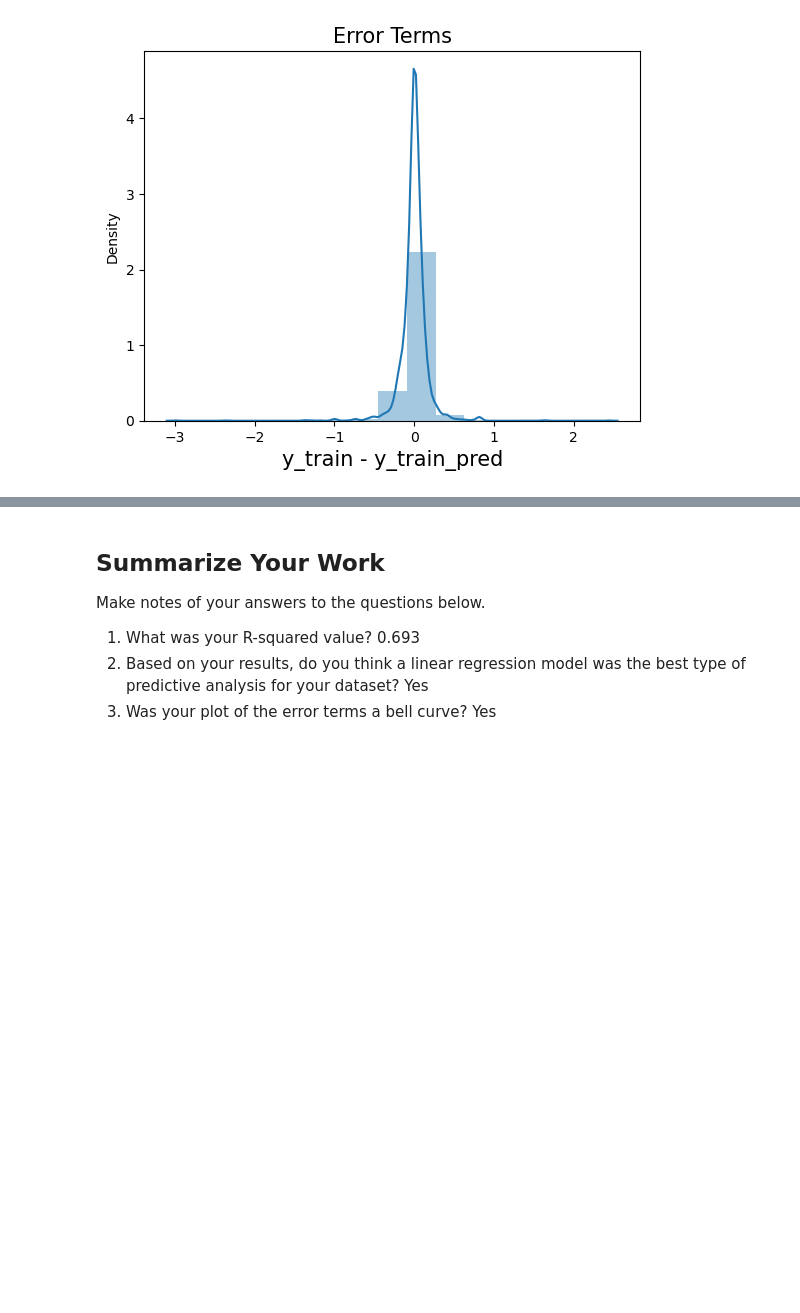
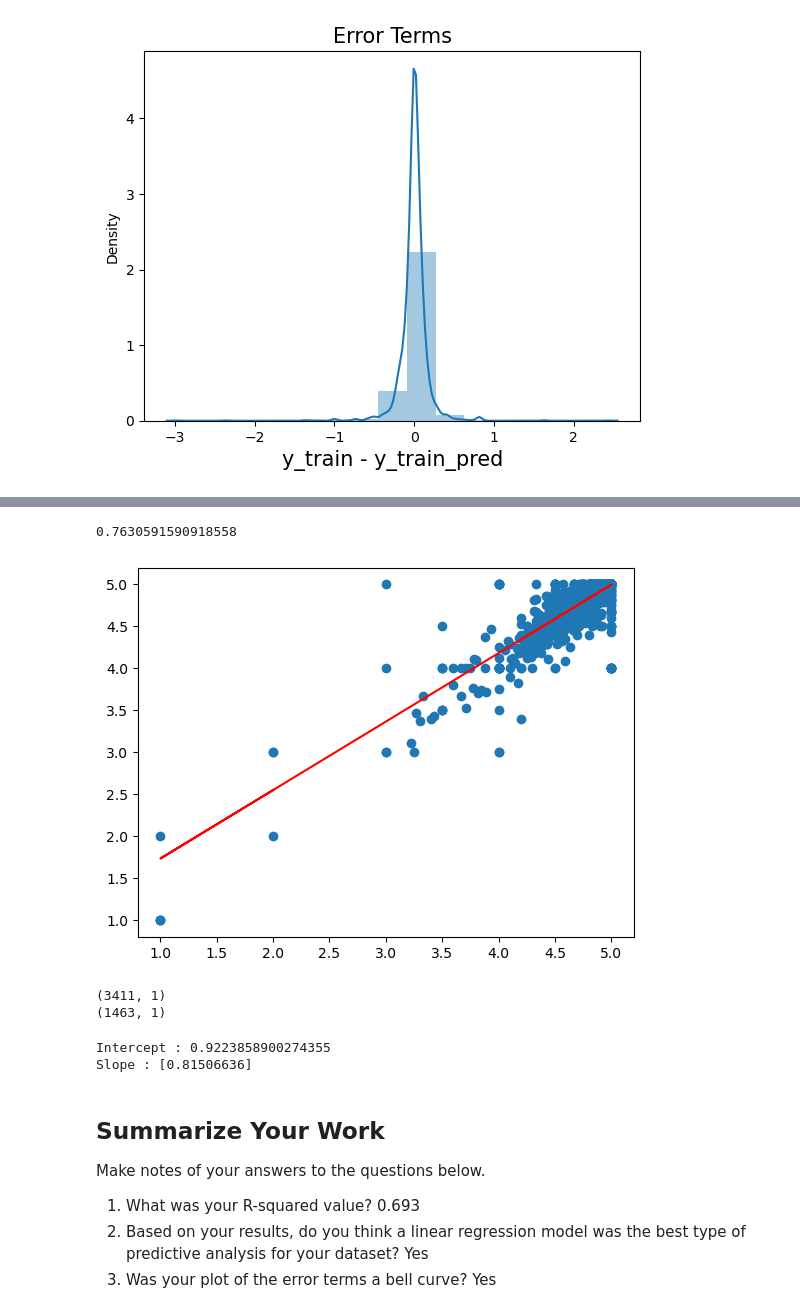
Before and after one commit to mdkronk/checkpoint-five, a Jupyter notebook: checkpoint-five.ipynb, the cells around one changed output, grey strips where cells are left out. Cells and saved outputs as stored; diff of their text form; code cells hidden in the pictures; blank space fills up the shorter version.

```diff
--- a/checkpoint-five.ipynb
+++ b/checkpoint-five.ipynb
@@ -216,0 +216,9 @@ plt.show()
+# %%
+# Adding a constant to X_test
+X_test_sm = sm.add_constant(X_test)
+
+# Predicting the y values corresponding to X_test_sm
+y_test_pred = lr.predict(X_test_sm)
+
+# Printing the first 15 predicted values
+y_test_pred
@@ -216,0 +238,16 @@ plt.show()
+# %%
+# Importing r2_square
+from sklearn.metrics import r2_score
+
+# Checking the R-squared value
+r_squared = r2_score(y_test, y_test_pred)
+r_squared
+# %% [output]
+0.7630591590918558
+# %%
+# Visualize the line on the test set
+plt.scatter(X_test, y_test)
+plt.plot(X_test, y_test_pred, 'r')
+plt.show()
+# %% [output]
+[figure, added]
@@ -217,3 +259,33 @@ plt.show()
+# %%
+# Shape of the train set without adding column
+X_train_lm.shape
+
+# Adding additional column to the train and test data
+X_train_lm = X_train_lm.values.reshape(-1,1)
+X_test_lm = X_test_lm.values.reshape(-1,1)
+
+print(X_train_lm.shape)
+print(X_test_lm.shape)
+# %% [output]
+(3411, 1)
+(1463, 1)
+# %%
+from sklearn.linear_model import LinearRegression
+
+# Creating an object of Linear Regression
+lm = LinearRegression()
+
+# Fit the model using .fit() method
+lm.fit(X_train_lm, y_train_lm)
+
+# Intercept value
+print("Intercept :",lm.intercept_)
+
+# Slope value
+print('Slope :',lm.coef_)
+# %% [output]
+Intercept : 0.9223858900274355
+Slope : [0.81506636]
 # %% [markdown]
 ## Summarize Your Work
 
```
Also changed, not shown: parts of 10 cells of this notebook.
